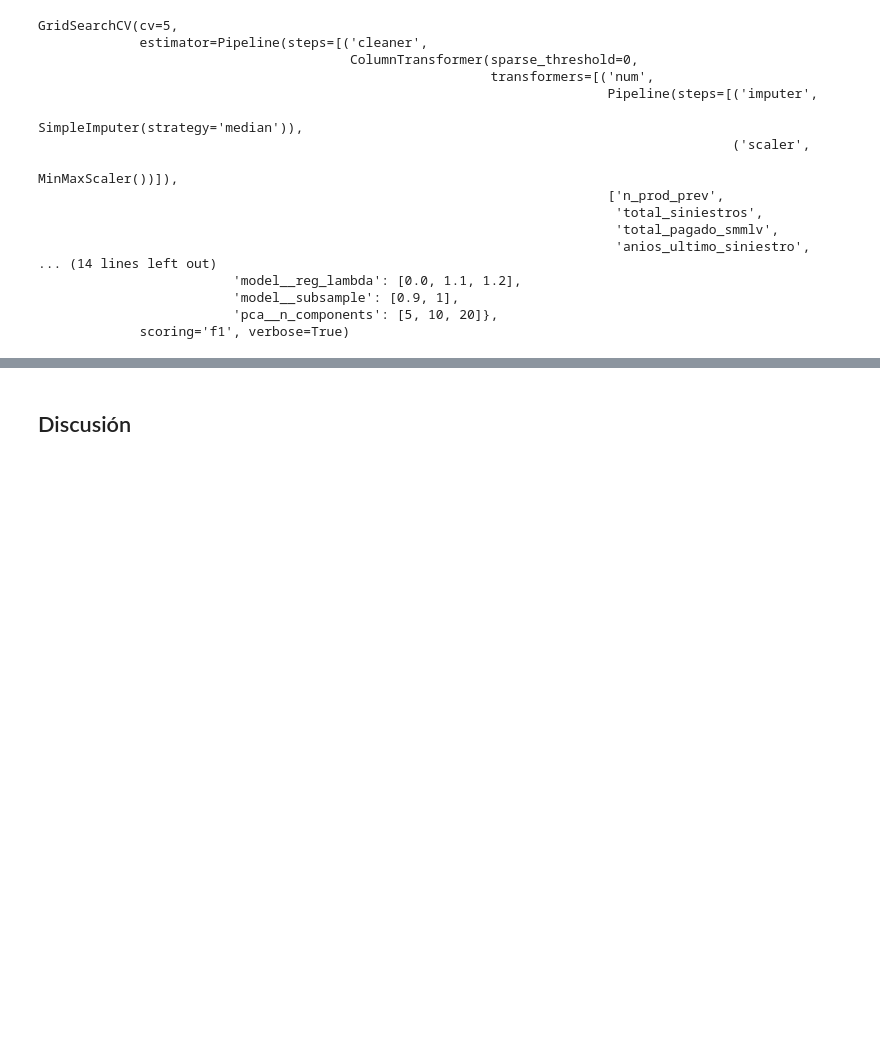
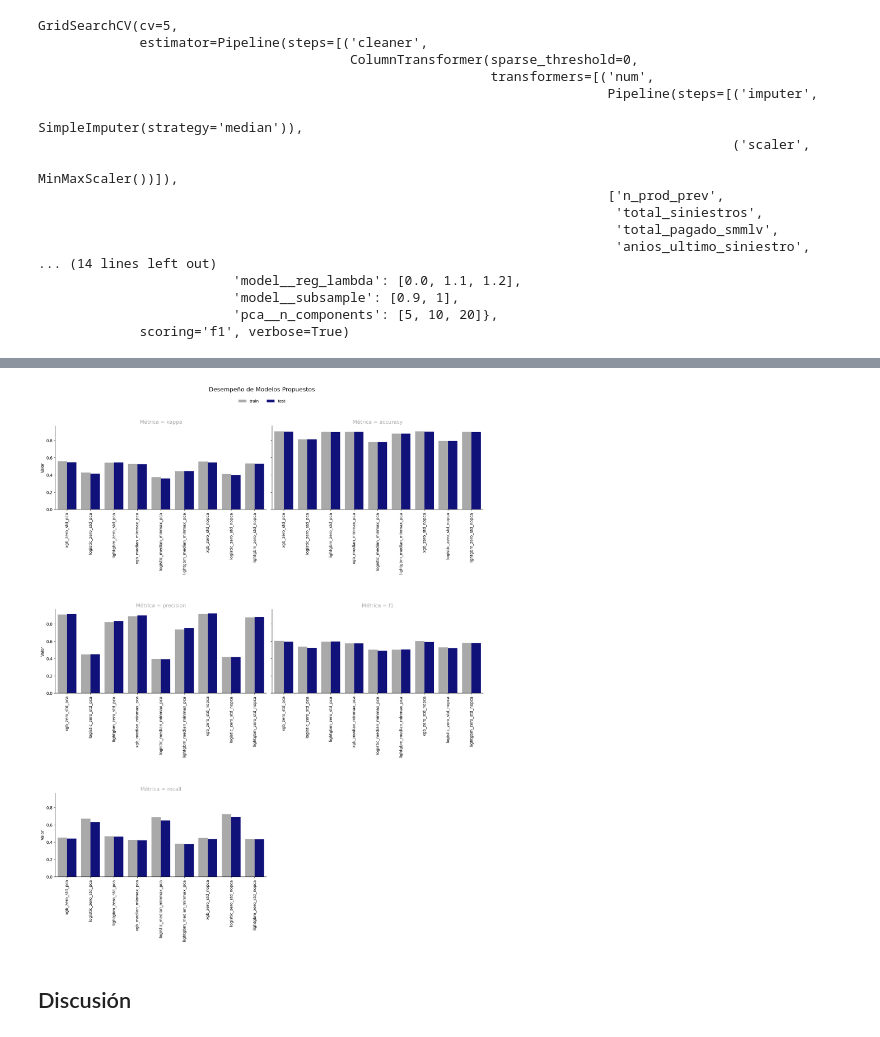
Before and after one commit to statscol/churn-pv-mvp, a Jupyter notebook: 03-Entrenamiento-modelo.ipynb, the cells around one changed output, grey strips where cells are left out. Saved outputs shown, nothing was run; the diff lists cells and outputs as text; code cells hidden in the pictures; blank space fills up the shorter version.

```diff
--- a/03-Entrenamiento-modelo.ipynb
+++ b/03-Entrenamiento-modelo.ipynb
@@ -354,0 +365,2 @@ get_confusion_plot(test['churn'].values.ravel(),xgb_2.predict(test.drop(columns=
+# %%
+xgb_nopca.fit(X_train,Y_train.ravel())
@@ -354,0 +388,2 @@ get_confusion_plot(test['churn'].values.ravel(),xgb_2.predict(test.drop(columns=
+# %%
+logistic_nopca.fit(X_train,Y_train.ravel())
@@ -354,0 +411,2 @@ get_confusion_plot(test['churn'].values.ravel(),xgb_2.predict(test.drop(columns=
+# %%
+lightgbm_nopca.fit(X_train,Y_train.ravel())
@@ -355,3 +480,30 @@ get_confusion_plot(test['churn'].values.ravel(),xgb_2.predict(test.drop(columns=
+# %%
+results_df=pd.DataFrame([(k,k1,v1['kappa'],v1['accuracy'],v1['prec'],v1['f1'],v1['recall']) for k,v in results.items() for k1,v1 in v.items()],columns=['model','etapa','kappa','accuracy','precision','f1','recall'])
+results_df=results_df.melt(id_vars=['model','etapa'],value_vars=['kappa','accuracy','precision','f1','recall'],value_name="valor",var_name="Métrica")
+# %%
+import seaborn as sns
+import matplotlib.pyplot as plt
+g=sns.catplot(x="model", y="valor", col="Métrica",hue="etapa",kind="bar",legend=True,
+                data=results_df,col_wrap=2,sharex=False,aspect=1.5,palette={'train':'darkgray','test':'darkblue'})
+for i in g.axes:
+    i.set_ylabel("Valor")
+    i.set_title(i.get_title(),size=13)
+    i.title.set_color("darkgray")
+    i.set_xticklabels(i.get_xticklabels(), rotation=90)
+    i.set_xlabel("\n")
+g.figure.suptitle("Desempeño de Modelos Propuestos", y=1.02,size=15);
+g.fig.tight_layout()
+g.fig.set_figheight(20)
+g.fig.set_dpi(150)
+
+sns.move_legend(
+    g, "lower center",
+    bbox_to_anchor=(0.5, 0.985),
+    ncol=2,
+    title=None, frameon=False
+)
+# %% [output]
+[figure, added]
 # %% [markdown]
 ## Discusión
 # %% [markdown]
```
Also changed, not shown: parts of 18 cells of this notebook, 2 other files.
